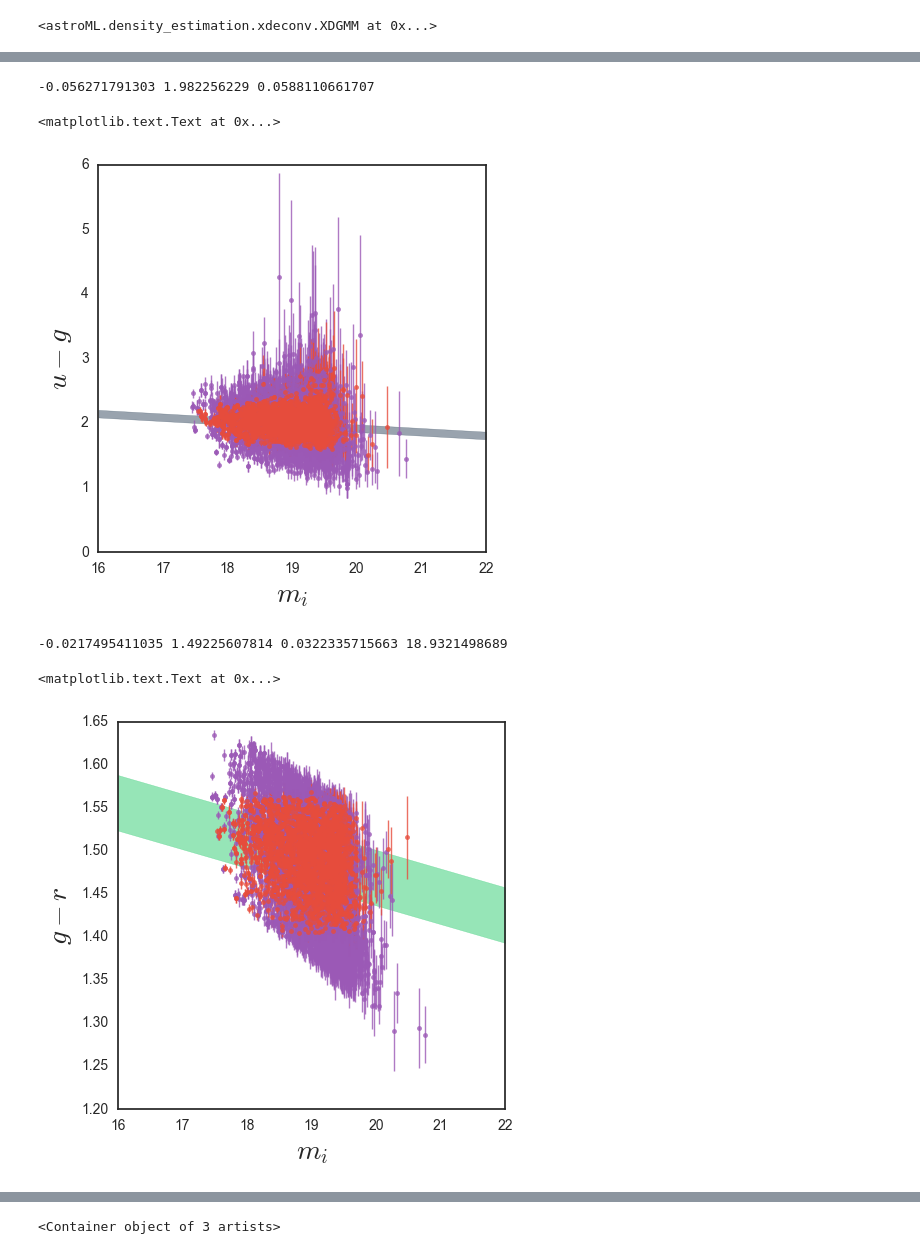
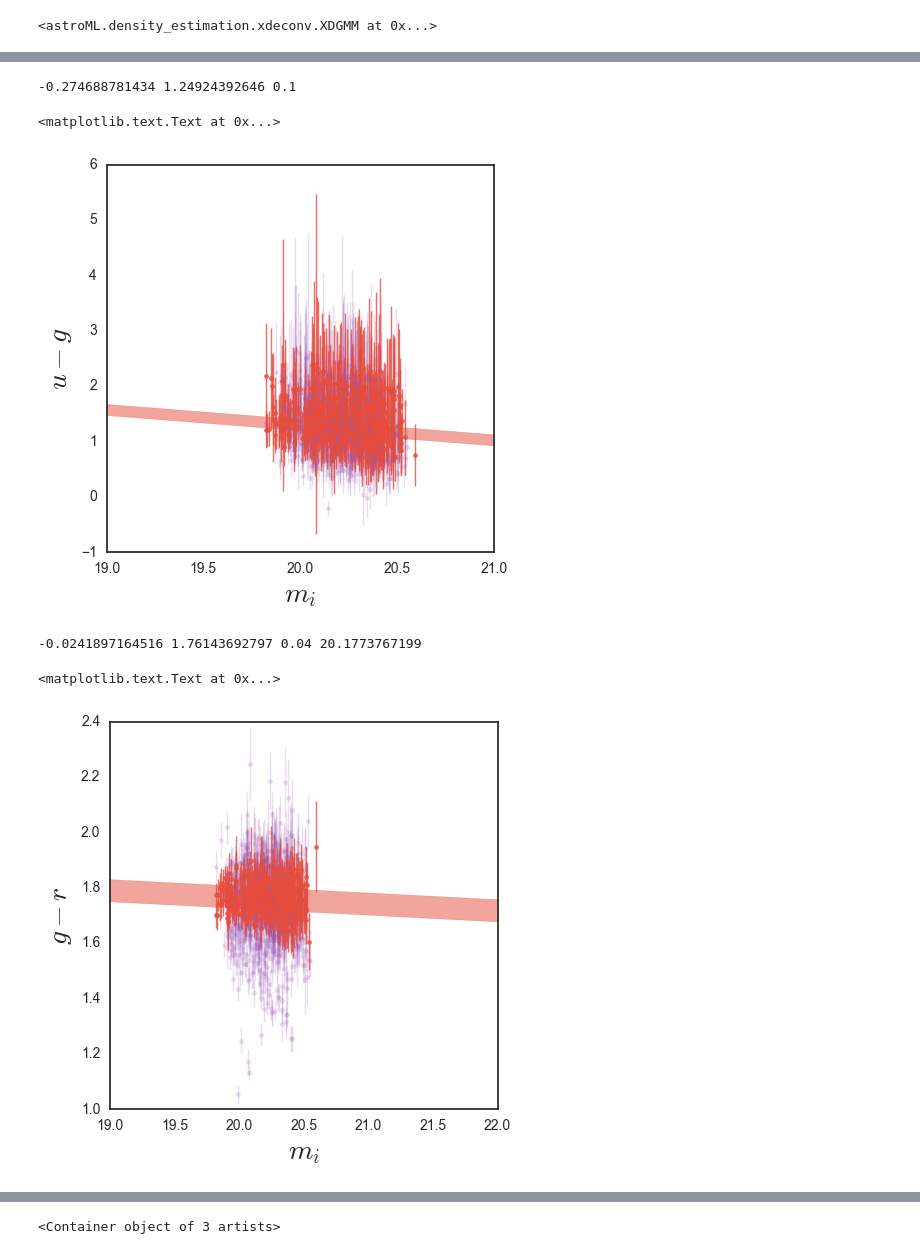
Before and after one commit to mjvakili/redsq, a Jupyter notebook: code/catalog_unifier.ipynb, the cells around one changed output, grey strips where cells are left out. Saved outputs shown, nothing was run; the diff lists cells and outputs as text; code cells hidden in the pictures.

```diff
--- a/code/catalog_unifier.ipynb
+++ b/code/catalog_unifier.ipynb
@@ -192,7 +194,7 @@ dp = np.hstack([gama_reduction() , sdss_reduction()])
 #dp = np.hstack([gama_reduction() , sdss_reduction() , cosmos_reduction()])
 zdp = dp[11,:]
 # %%
-mask = (zdp>.28) & (zdp<.3)
+mask = (zdp>.68) & (zdp<.7)
 dpp = dp[:,mask]
 print dpp.shape
 # %% [output]
@@ -202,10 +204,10 @@ from astroML.density_estimation import XDGMM
 from matplotlib.patches import Ellipse
 from astroML.plotting.tools import draw_ellipse
 # %%
-Y = np.vstack([dpp[3,:], dpp[9,:]]).T
+Y = np.vstack([dpp[3,:], dpp[10,:]]).T
 Yerr = np.zeros((Y.shape[0] , 2 , 2))
 Yerr[:,0,0] = dpp[7,:]
-Yerr[:,1,1] = (dpp[5,:]**2 + dpp[6,:]**2)**1
+Yerr[:,1,1] = (dpp[6,:]**2 + dpp[7,:]**2)**1
 # %%
 clf = XDGMM(2, n_iter=400)
 clf.fit(Y, Yerr)
@@ -245,6 +249,17 @@ red_scatter = V_red[1,1] - V_red[0,1]**2./V_red[0,0]
 chi = (Y[:,1] - red_line)**2. / (red_scatter + Yerr[:,1,1])
 mask = chi < 2
 #mask = (Y[:,1]>red_line - red_scatter**.5)&(Y[:,1]<red_line + red_scatter**.5)
+
+
+
+pure_index = np.where(clf.mu[:,1] == clf.mu[:,1].max())
+mu_pure , V_pure = clf.mu[pure_index] , clf.V[pure_index][0]
+dY_pure = Y - mu_pure
+V_pure_inv = np.linalg.inv(V_pure)
+VdY = np.tensordot(V_pure_inv, dY_pure , axes=(1,1))
+P = np.linalg.inv(V_pure + Yerr)
+chi = np.einsum('mn,mn->m', np.einsum('ijk,ik->ij', P, dY_pure) , dY_pure)
+mask = chi<2
 # %%
 plt.figure(figsize=(5,5))
 plt.scatter(Y[mask,0] , Y[mask,1] , s = 0.01)
@@ -276,7 +291,7 @@ plt.legend(loc = "best" , fontsize = 15)
 def lnlike(theta, x, y, yerr ,xref):
     m, b, lnf = theta
     model = m * (x-xref) + b
-    inv_sigma2 = 1.0/(yerr**2 + np.exp(2*lnf)+10**-10.0)
+    inv_sigma2 = 1.0/(yerr**2 + np.exp(2*lnf))
     return -0.5*(np.sum((y-model)**2*inv_sigma2 - np.log(inv_sigma2)))
 import scipy.optimize as op
 nll = lambda *args: -lnlike(*args)
@@ -461,6 +477,7 @@ for i in range(clf.n_components):
 # %%
-result = op.minimize(nll, [0.0, 2, np.log(V_red[1,1]**.5)],
-                     args=(mi_xd[pure_mask], Y_xd[pure_mask,0], Yerr_xd[pure_mask,0,0]**.5, mu_red[0,0]))
+result = op.minimize(nll, [0.0, 2, -1],
+                     args=(mi_xd[pure_mask], Y_xd[pure_mask,0], Yerr_xd[pure_mask,0,0]**.5, mu_red[0,0]),
+                     method = 'TNC' , bounds = ((-0.5, 0.5), (0, 3) , (np.log(0.1), None)))
 
 m_ml, b_ml, lnf_ml = result["x"]
 print m_ml , b_ml , np.exp(lnf_ml)
@@ -468,7 +485,7 @@ plt.figure(figsize=(5,5))
 mi = np.linspace(16,22,1000)
 
 plt.errorbar(mi_xd[~pure_mask], Y_xd[~pure_mask,0] , yerr= Yerr_xd[~pure_mask,0,0]**.5 ,
-             fmt = '.' , capsize = 0, alpha =0.8 , elinewidth=1)
+             fmt = '.' , capsize = 0, alpha =0.2 , elinewidth=1)
 
 plt.errorbar(mi_xd[pure_mask], Y_xd[pure_mask,0] , yerr= Yerr_xd[pure_mask,0,0]**.5 ,
              fmt = '.' , capsize = 0, alpha =0.8 , elinewidth=1)
@@ -477,37 +494,38 @@ plt.errorbar(mi_xd[pure_mask], Y_xd[pure_mask,0] , yerr= Yerr_xd[pure_mask,0,0]*
 68
 plt.fill_between(mi , m_ml*(mi-mu_red[0,0]) + b_ml - np.exp(lnf_ml)  ,
                  m_ml*(mi-mu_red[0,0]) + b_ml + np.exp(lnf_ml) , alpha = 0.5 , color = next(palette))
-plt.xlim([16,22])
+plt.xlim([19,21])
 plt.xlabel(r"$m_i$" , fontsize = 20)
 plt.ylabel(r"$u-g$" , fontsize = 20)
 # %% [output]
--0.056271791303 1.982256229 0.0588110661707
+-0.274688781434 1.24924392646 0.1
 <matplotlib.text.Text at 0x...>
-[figure, old version]
+[figure, new version]
 # %%
 result = op.minimize(nll, [0.0, mu_red[0,1], -1],
-                     args=(mi_xd[pure_mask], Y_xd[pure_mask,1], Yerr_xd[pure_mask,1,1]**.5, mu_red[0,0]))
+                     args=(mi_xd[pure_mask], Y_xd[pure_mask,1], Yerr_xd[pure_mask,1,1]**.5, mu_red[0,0]),
+                     method = 'TNC' , bounds = ((-0.1, 0.1), (0, 3) , (np.log(0.04), None)))
 
 m_ml, b_ml, lnf_ml = result["x"]
 print m_ml , b_ml , np.exp(lnf_ml) , mu_red[0,0]
 plt.figure(figsize=(5,5))
 mi = np.linspace(16,22,1000)
 
 plt.errorbar(mi_xd[~pure_mask], Y_xd[~pure_mask,1] , yerr= Yerr_xd[~pure_mask,1,1]**.5 ,
-             fmt = '.' , capsize = 0, alpha =0.8 , elinewidth=1)
+             fmt = '.' , capsize = 0, alpha =0.2 , elinewidth=1)
 
 plt.errorbar(mi_xd[pure_mask], Y_xd[pure_mask,1] , yerr= Yerr_xd[pure_mask,1,1]**.5 ,
              fmt = '.' , capsize = 0, alpha =0.8 , elinewidth=1)
 
 plt.fill_between(mi , m_ml*(mi-mu_red[0,0]) + b_ml - np.exp(lnf_ml)  ,
                  m_ml*(mi-mu_red[0,0]) + b_ml + np.exp(lnf_ml) , alpha = 0.5 , color = next(palette))
-plt.xlim([16,22])
+plt.xlim([19,22])
 plt.xlabel(r"$m_i$" , fontsize = 20)
 plt.ylabel(r"$g-r$" , fontsize = 20)
 # %% [output]
--0.0217495411035 1.49225607814 0.0322335715663 18.9321498689
+-0.0241897164516 1.76143692797 0.04 20.1773767199
 <matplotlib.text.Text at 0x...>
-[figure, old version]
+[figure, new version]
 # %%
 
 result = op.minimize(nll, [0.0, mu_red[0,1], np.log(V_red[1,1]**.5)],
```
Also changed, not shown: parts of 26 cells of this notebook, 1 other file.
